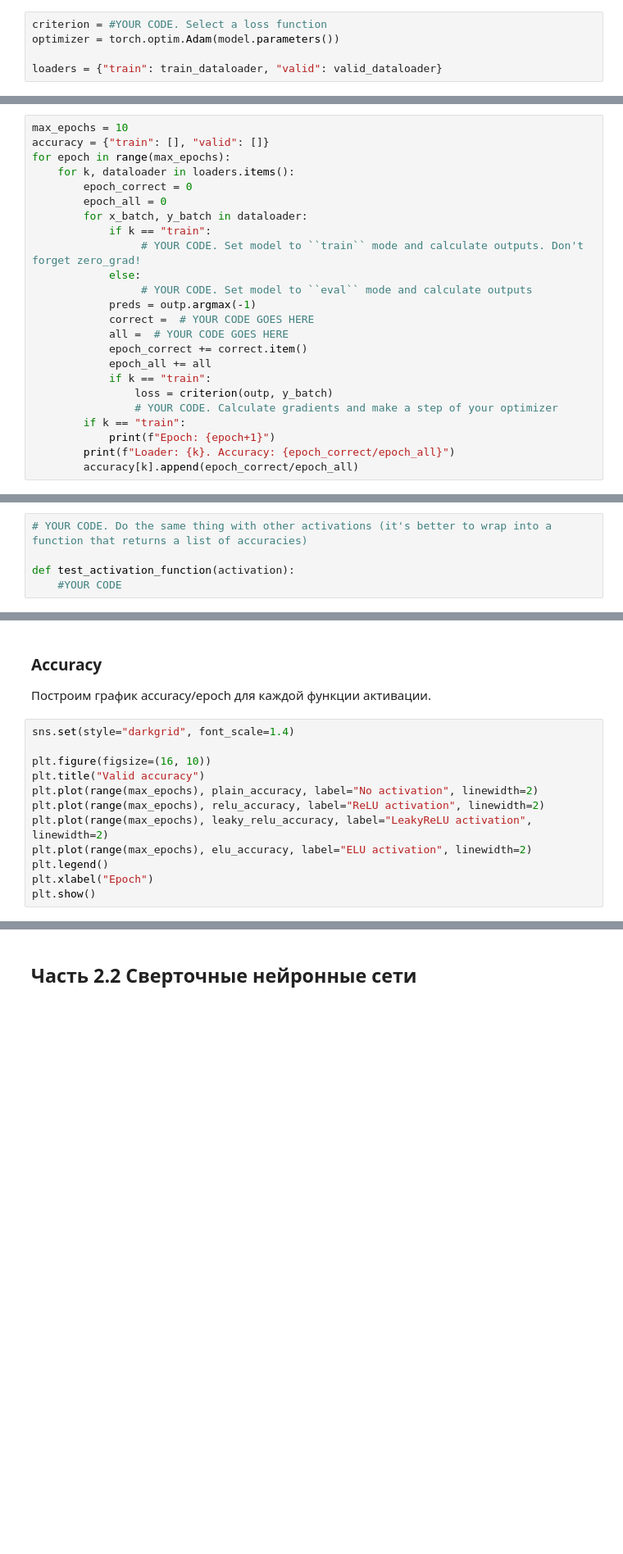
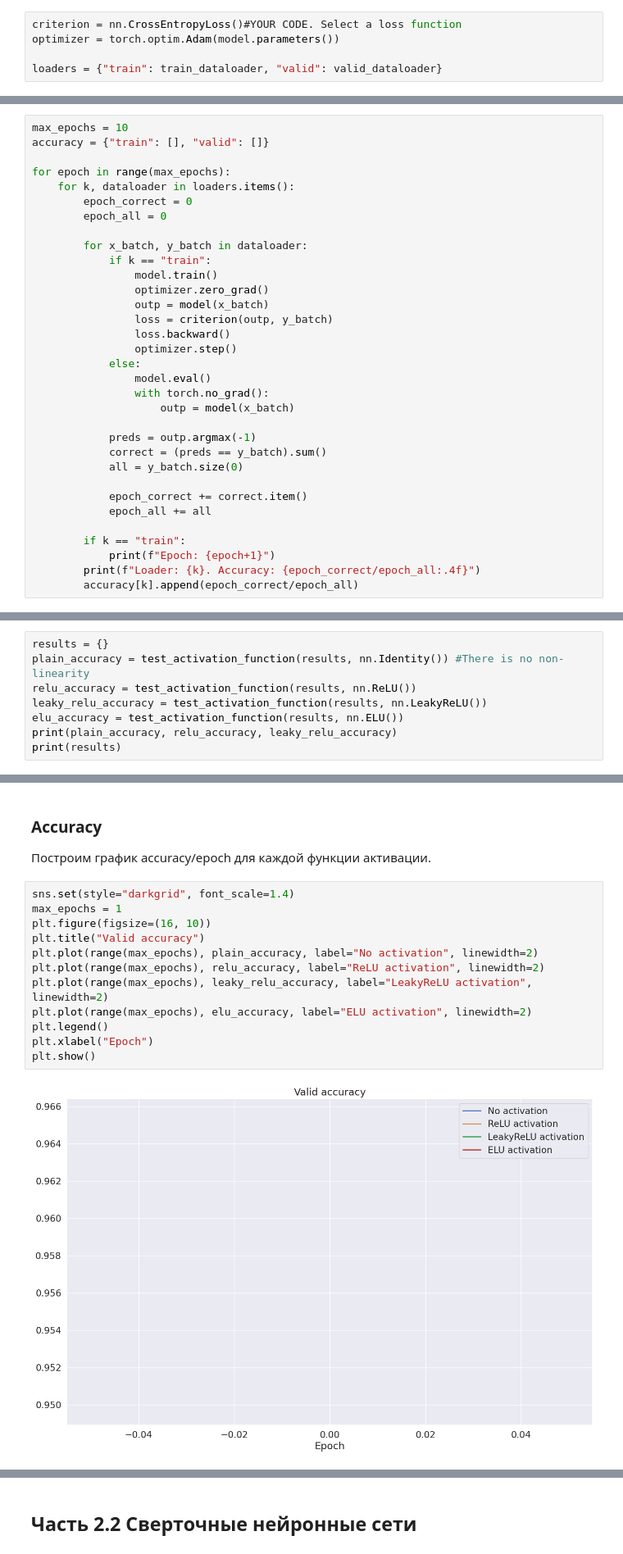
Before and after one commit to rvz16/ML-Practise, a Jupyter notebook: week_05_convolutional_nets/Homework/hw_4_conv_cnn.ipynb, the cells around one changed output, grey strips where cells are left out. Shown at 82% size. Drawn from its saved outputs; the diff is of its cells as text; blank space fills up the shorter version.

```diff
--- a/week_05_convolutional_nets/Homework/hw_4_conv_cnn.ipynb
+++ b/week_05_convolutional_nets/Homework/hw_4_conv_cnn.ipynb
@@ -312,7 +346,7 @@ $
 L = -\sum_{i=1}^{C} y_i \log(\hat{y}_i) = - y_2 \cdot log(\hat{y}_2) = - 1 \cdot log(0.6) \approx 0.51
 $
 # %%
-criterion = #YOUR CODE. Select a loss function
+criterion = nn.CrossEntropyLoss()#YOUR CODE. Select a loss function
 optimizer = torch.optim.Adam(model.parameters())
 
 loaders = {"train": train_dataloader, "valid": valid_dataloader}
@@ -346,24 +380,33 @@ for epoch in range(max_epochs):  # <--------------- итерируемся по
 # %%
 max_epochs = 10
 accuracy = {"train": [], "valid": []}
+
 for epoch in range(max_epochs):
     for k, dataloader in loaders.items():
         epoch_correct = 0
         epoch_all = 0
+
         for x_batch, y_batch in dataloader:
             if k == "train":
-                 # YOUR CODE. Set model to ``train`` mode and calculate outputs. Don't forget zero_grad!
+                model.train()
+                optimizer.zero_grad()
+                outp = model(x_batch)
+                loss = criterion(outp, y_batch)
+                loss.backward()
+                optimizer.step()
             else:
-                 # YOUR CODE. Set model to ``eval`` mode and calculate outputs
+                model.eval()
+                with torch.no_grad():
+                    outp = model(x_batch)
+
             preds = outp.argmax(-1)
-            correct =  # YOUR CODE GOES HERE
-            all =  # YOUR CODE GOES HERE
+            correct = (preds == y_batch).sum()
+            all = y_batch.size(0)
+
             epoch_correct += correct.item()
             epoch_all += all
-            if k == "train":
-                loss = criterion(outp, y_batch)
-                # YOUR CODE. Calculate gradients and make a step of your optimizer
+
         if k == "train":
             print(f"Epoch: {epoch+1}")
-        print(f"Loader: {k}. Accuracy: {epoch_correct/epoch_all}")
+        print(f"Loader: {k}. Accuracy: {epoch_correct/epoch_all:.4f}")
         accuracy[k].append(epoch_correct/epoch_all)
@@ -397,8 +448,3 @@ for epoch in range(max_epochs):
    Обратите внимание, что данная функция активации **не добавляет** нелинейности.
 # %%
 elu_accuracy = accuracy["valid"]
-# %%
-# YOUR CODE. Do the same thing with other activations (it's better to wrap into a function that returns a list of accuracies)
-
-def test_activation_function(activation):
-    #YOUR CODE
@@ -408,0 +487,8 @@ leaky_relu_accuracy = #YOUR CODE
+# %%
+results = {}
+plain_accuracy = test_activation_function(results, nn.Identity()) #There is no non-linearity
+relu_accuracy = test_activation_function(results, nn.ReLU())
+leaky_relu_accuracy = test_activation_function(results, nn.LeakyReLU())
+elu_accuracy = test_activation_function(results, nn.ELU())
+print(plain_accuracy, relu_accuracy, leaky_relu_accuracy)
+print(results)
@@ -411,15 +500,17 @@ leaky_relu_accuracy = #YOUR CODE
 Построим график accuracy/epoch для каждой функции активации.
 # %%
 sns.set(style="darkgrid", font_scale=1.4)
-
+max_epochs = 1
 plt.figure(figsize=(16, 10))
 plt.title("Valid accuracy")
 plt.plot(range(max_epochs), plain_accuracy, label="No activation", linewidth=2)
 plt.plot(range(max_epochs), relu_accuracy, label="ReLU activation", linewidth=2)
 plt.plot(range(max_epochs), leaky_relu_accuracy, label="LeakyReLU activation", linewidth=2)
 plt.plot(range(max_epochs), elu_accuracy, label="ELU activation", linewidth=2)
 plt.legend()
 plt.xlabel("Epoch")
 plt.show()
+# %% [output]
+[figure, added]
 # %%
 plt.figure(figsize=(16, 10))
```
Also changed, not shown: parts of 28 cells of this notebook.
